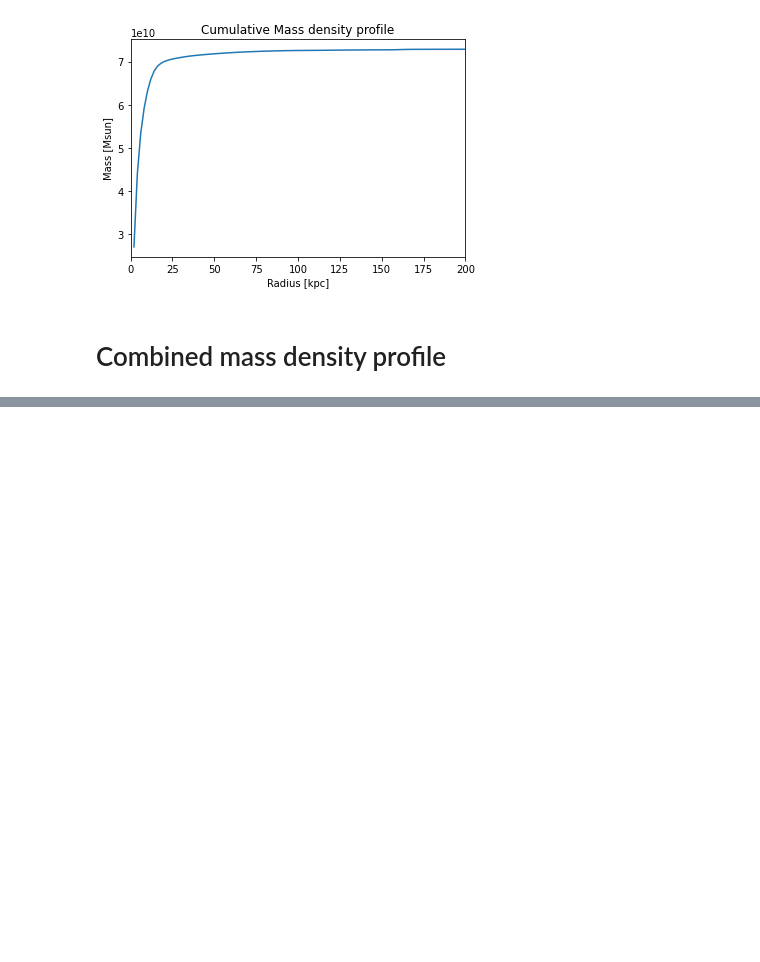
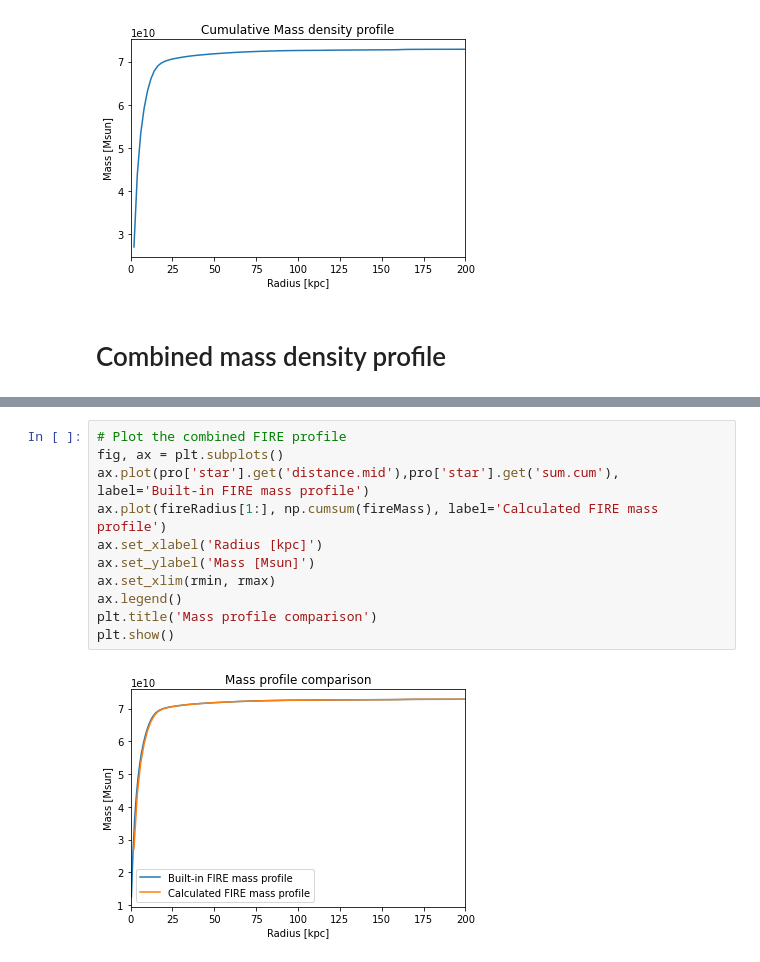
Before and after one commit to aeden2019/fire_mass, a Jupyter notebook: fire_mass.ipynb, the cells around one changed output, grey strips where cells are left out. Cells and saved outputs as stored; diff of their text form; blank space fills up the shorter version.

```diff
--- a/fire_mass.ipynb
+++ b/fire_mass.ipynb
@@ -289,0 +328,13 @@ plt.show()
+# %%
+# Plot the combined FIRE profile
+fig, ax = plt.subplots()
+ax.plot(pro['star'].get('distance.mid'),pro['star'].get('sum.cum'), label='Built-in FIRE mass profile')
+ax.plot(fireRadius[1:], np.cumsum(fireMass), label='Calculated FIRE mass profile')
+ax.set_xlabel('Radius [kpc]')
+ax.set_ylabel('Mass [Msun]')
+ax.set_xlim(rmin, rmax)
+ax.legend()
+plt.title('Mass profile comparison')
+plt.show()
+# %% [output]
+[figure, added]
```
Also changed, not shown: parts of 8 cells of this notebook.
